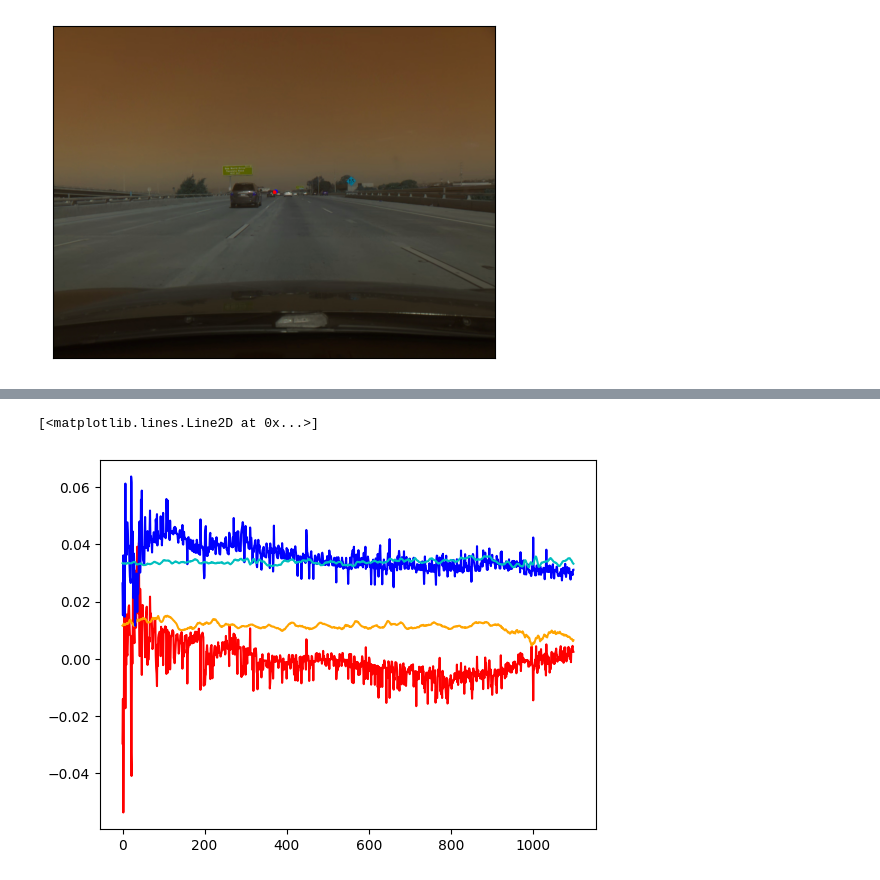
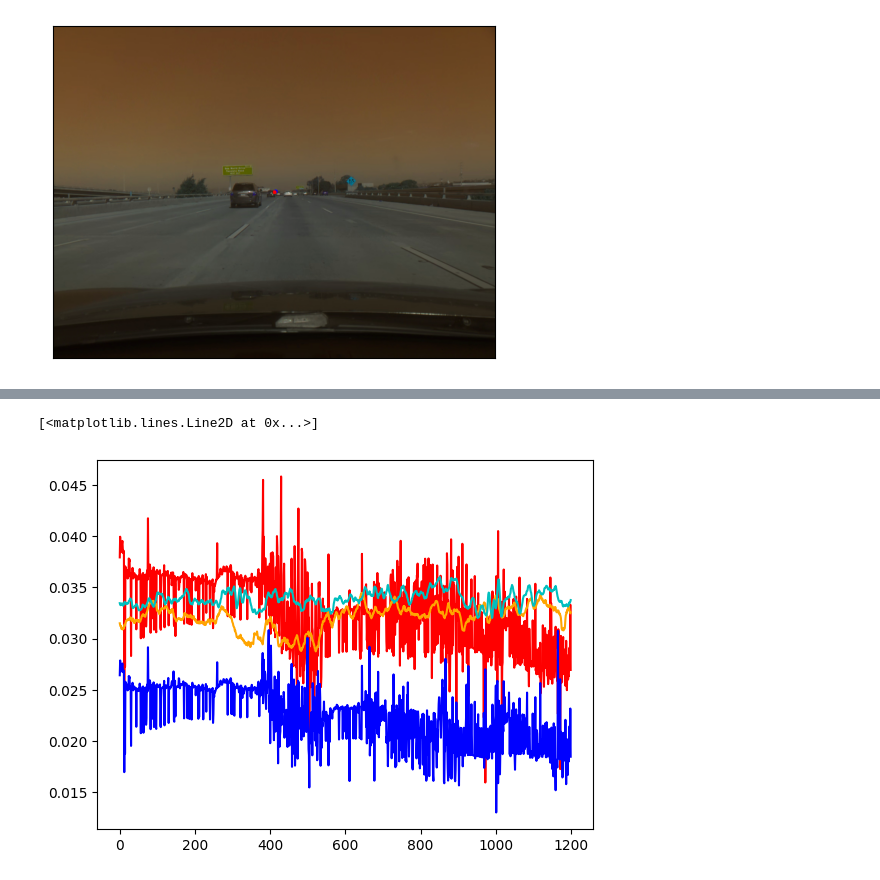
Before and after one commit to connor-henderson/calib_challenge, a Jupyter notebook: eda.ipynb, the cells around one changed output, grey strips where cells are left out. Drawn from its saved outputs; the diff is of its cells as text; code cells hidden in the pictures.

```diff
--- a/eda.ipynb
+++ b/eda.ipynb
@@ -139,9 +156,12 @@ images.show([im_copy])
 # %%
 # Sandbox for testing variations of helpers/const on portions of the data
 
+from helpers import lanes, lines
 importlib.reload(images)
 importlib.reload(generate_labels)
-importlib.reload(const)
+importlib.reload(lanes)
+importlib.reload(lines)
+lines_to_filtered_pts = lines.lines_to_filtered_pts
 image_to_vp = generate_labels.image_to_vp
 
 calculated_vps = []
@@ -149,8 +169,8 @@ left_lanes = []
 right_lanes = []
 scale = []
 
-count = 1100
-start_idx = 1200
+count = 5996
+start_idx = 0
 training_slice = training_data[start_idx:count+start_idx]
 for frame in training_slice:
     current_img = np.copy(frame)
@@ -175,36 +192,39 @@ plt.plot(range(count), train_pitch_labels, label='pitch-train', color='c')
 # %%
 # Sandbox for testing variations of helpers/const on portions of the data
 
+from helpers import lanes, lines
 importlib.reload(images)
 importlib.reload(generate_labels)
-importlib.reload(const)
+importlib.reload(lanes)
+importlib.reload(lines)
+lines_to_filtered_pts = lines.lines_to_filtered_pts
 image_to_vp = generate_labels.image_to_vp
 
 calculated_vps = []
 left_lanes = []
 right_lanes = []
 scale = []
 
-count = 1100
-start_idx = 1200
+count = 1200
+start_idx = 0
 training_slice = training_data[start_idx:count+start_idx]
 for frame in training_slice:
     current_img = np.copy(frame)
     vp = image_to_vp(current_img, left_lanes, right_lanes)
     _roll_calib, pitch_calib, yaw_calib = get_calib_from_vp(vp)
     calculated_vps.append([pitch_calib, yaw_calib])
 
 train_yaw_labels = [x for x in train_labels['yaw'][start_idx:count+start_idx]]
 eval_yaw_labels = [yaw for pitch, yaw in calculated_vps]
 
 train_pitch_labels = [x for x in train_labels['pitch'][:count]]
 eval_pitch_labels = [pitch for pitch, yaw in calculated_vps]
 
 
 plt.plot(range(count), eval_yaw_labels, label='yaw-eval', color='red')
 plt.plot(range(count), train_yaw_labels, label='yaw-train', color='orange')
 plt.plot(range(count), eval_pitch_labels, label='pitch-eval', color='b')
 plt.plot(range(count), train_pitch_labels, label='pitch-train', color='c')
 # %% [output]
 [<matplotlib.lines.Line2D at 0x...>]
-[figure, old version]
+[figure, new version]
```
Also changed, not shown: parts of 11 cells of this notebook, 4 other files.
